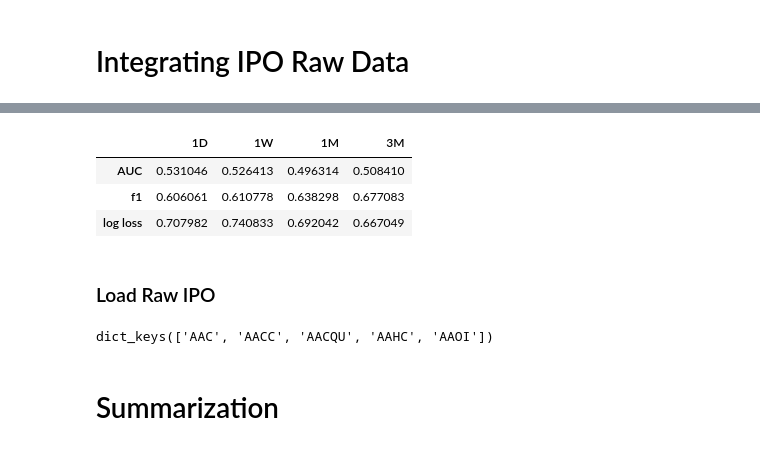
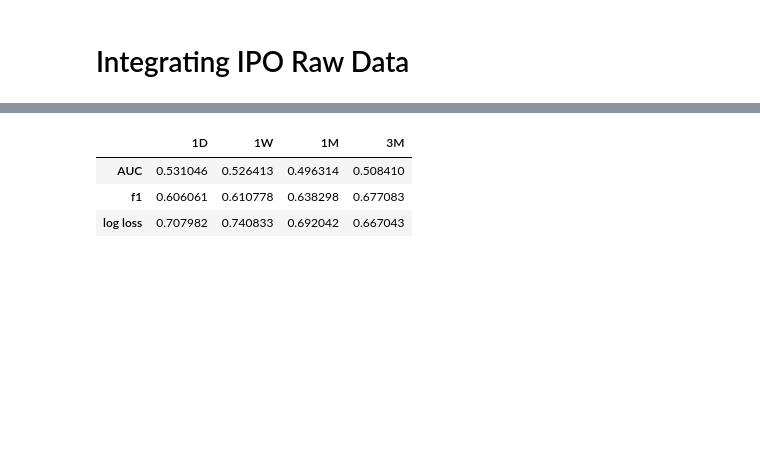
Before and after one commit to algonell/ipo-miner, a Jupyter notebook: 2 Sentiment Analysis.ipynb, the cells around one changed output, grey strips where cells are left out. Cells and saved outputs as stored; diff of their text form; code cells hidden in the pictures; blank space fills up the shorter version.

```diff
--- a/2 Sentiment Analysis.ipynb
+++ b/2 Sentiment Analysis.ipynb
@@ -131,3 +120,5 @@ no S-1 for  DNJR
+# %%
+df1 = pd.concat([ml.standardize(df_sentiment_features), df], axis=1).dropna()
 # %%
 #save for later improvements
 df1.to_csv('2 sentiment analysis.csv', index=True, index_label='Symbol')
@@ -134,10 +131,8 @@ df1.to_csv('2 sentiment analysis.csv', index=True, index_label='Symbol')
 # %%
 #now run ML flow with sentiment features
-run_ml_flow(df1)
+ml.run_ml_flow(df1)
 # %% [output]
 |  | 1D | 1W | 1M | 3M |
 | AUC | 0.531046 | 0.526413 | 0.496314 | 0.508410 |
 | f1 | 0.606061 | 0.610778 | 0.638298 | 0.677083 |
-| log loss | 0.707982 | 0.740833 | 0.692042 | 0.667049 |
+| log loss | 0.707982 | 0.740833 | 0.692042 | 0.667043 |
-# %% [markdown]
-### Load Raw IPO
@@ -153,6 +138,0 @@ for x in glob.glob("./Data/*.htm")[:5]:
-# %%
-ipo.keys()
-# %% [output]
-dict_keys(['AAC', 'AACC', 'AACQU', 'AAHC', 'AAOI'])
-# %% [markdown]
-# Summarization
```
Also changed, not shown: parts of 5 cells of this notebook, 4 other files.
